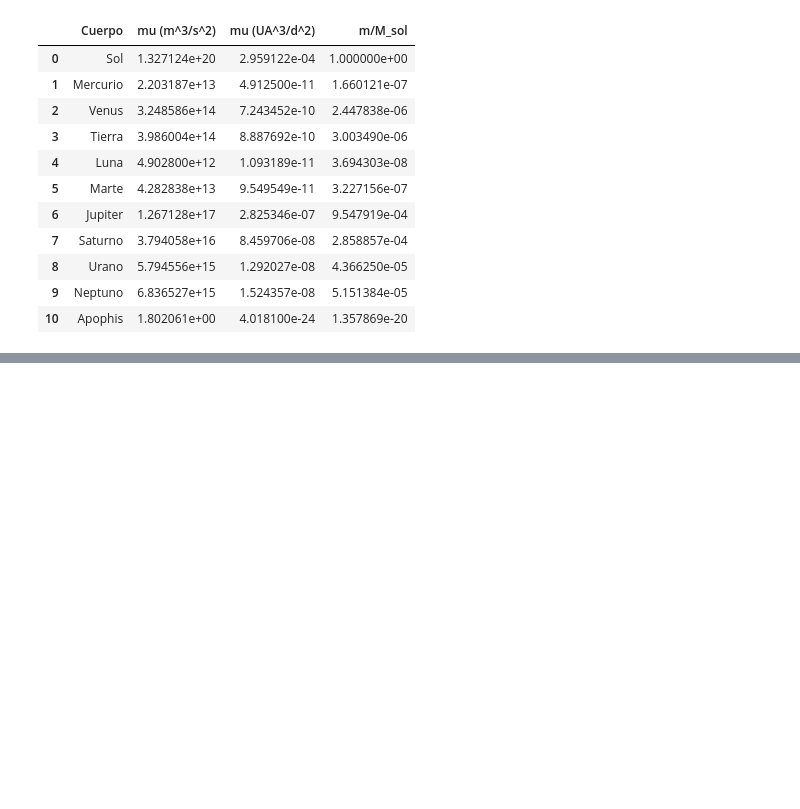
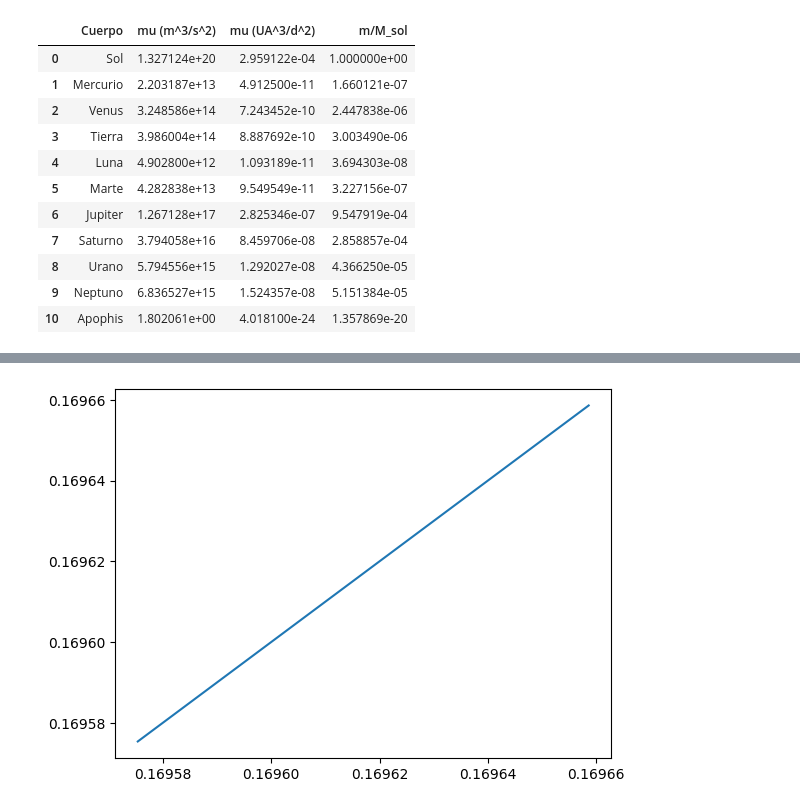
Before and after one commit to Daniel-534/Astroestadistica, a Jupyter notebook: ITM/Main.ipynb, the cells around one changed output, grey strips where cells are left out. Cells and saved outputs as stored; diff of their text form; code cells hidden in the pictures; blank space fills up the shorter version.

```diff
--- a/ITM/Main.ipynb
+++ b/ITM/Main.ipynb
@@ -302,0 +306,29 @@ Apophis: [-2.38689434e+10  1.47962908e+11 -8.47922873e+09 -2.82188454e+04
+# %%
+# ─── Construcción del sistema para pymcel ────────────────────────────────
+
+sistema = []
+nombres_sim = []  # para etiquetas
+
+for nombre, horizons_id, id_type, mu_si in CUERPOS:
+    data = estados_ini[nombre]
+
+    # Obtener mu en UA^3/d^2 del DataFrame cuerpos_mu
+    # This assumes 'cuerpos_mu' DataFrame is correctly populated and 'nombre' exists in it.
+    mu_ua_day = cuerpos_mu.loc[cuerpos_mu['Cuerpo'] == nombre, 'mu (UA^3/d^2)'].iloc[0]
+
+    sistema.append(dict(
+        m = mu_ua_day,   # μ = GM en UA^3/d^2 (G=1 canónico)
+        r = list(data[:3]), # Position vector (first 3 elements)
+        v = list(data[3:]), # Velocity vector (last 3 elements)
+    ))
+    nombres_sim.append(nombre)
+
+# Imprimir configuración
+print('Sistema de simulación:')
+print(f'{"Cuerpo":<10} {"μ (UA³/d²)":>16} {"r [UA]":<40} {"v [UA/d]"}')
+print('-'*100)
+for i, (cuerpo, s) in enumerate(zip(nombres_sim, sistema)):
+    rv = np.array(s['r'])
+    vv = np.array(s['v'])
+    print(f'{cuerpo:<10} {s["m"]:>16.4e}  [{rv[0]:+.4f}, {rv[1]:+.4f}, {rv[2]:+.5f}]  '
+          f'[{vv[0]:+.6f}, {vv[1]:+.6f}, {vv[2]:+.6f}]')
@@ -302,0 +388,4 @@ Apophis: [-2.38689434e+10  1.47962908e+11 -8.47922873e+09 -2.82188454e+04
+# %%
+r_sol = plt.plot(rs[2,:,0]/AU_m,rs[2,:,0]/AU_m)
+# %% [output]
+[figure, added]
```
Also changed, not shown: parts of 10 cells of this notebook.
